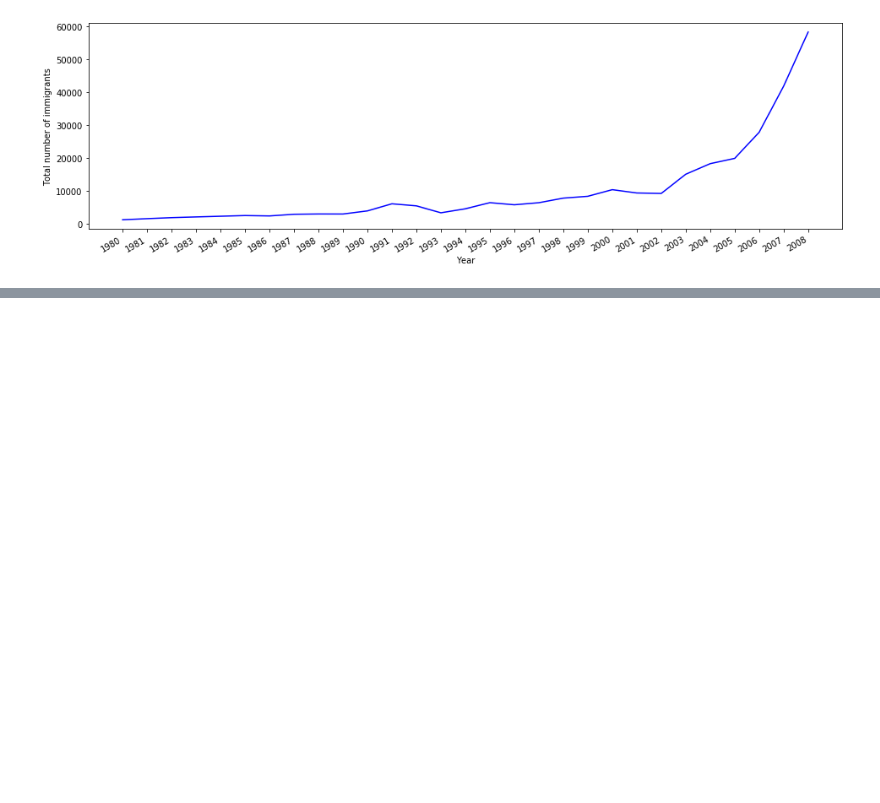
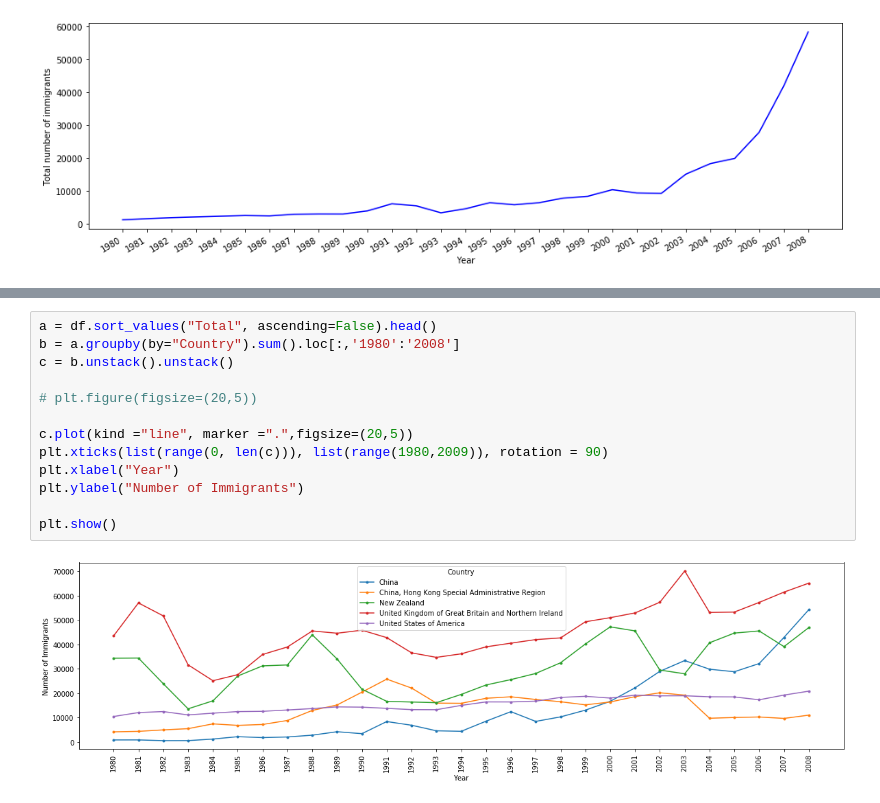
Before and after one commit to leangaurav/dsc_weekday_1, a Jupyter notebook: Assignments/Sourav/AustraliaImmigrantsMatplotlib.ipynb, the cells around one changed output, grey strips where cells are left out. Drawn from its saved outputs; the diff is of its cells as text; blank space fills up the shorter version.

```diff
--- a/Assignments/Sourav/AustraliaImmigrantsMatplotlib.ipynb
+++ b/Assignments/Sourav/AustraliaImmigrantsMatplotlib.ipynb
@@ -180 +185,16 @@ df.nlargest(5,'Total').groupby(['Country'])[df.columns[4:len(df.columns)-1]].sum
 [figure]
+# %%
+a = df.sort_values("Total", ascending=False).head()
+b = a.groupby(by="Country").sum().loc[:,'1980':'2008']
+c = b.unstack().unstack()
+
+# plt.figure(figsize=(20,5))
+
+c.plot(kind ="line", marker =".",figsize=(20,5))
+plt.xticks(list(range(0, len(c))), list(range(1980,2009)), rotation = 90)
+plt.xlabel("Year")
+plt.ylabel("Number of Immigrants")
+
+plt.show()
+# %% [output]
+[figure, added]
```
Also changed, not shown: parts of 3 cells of this notebook.
